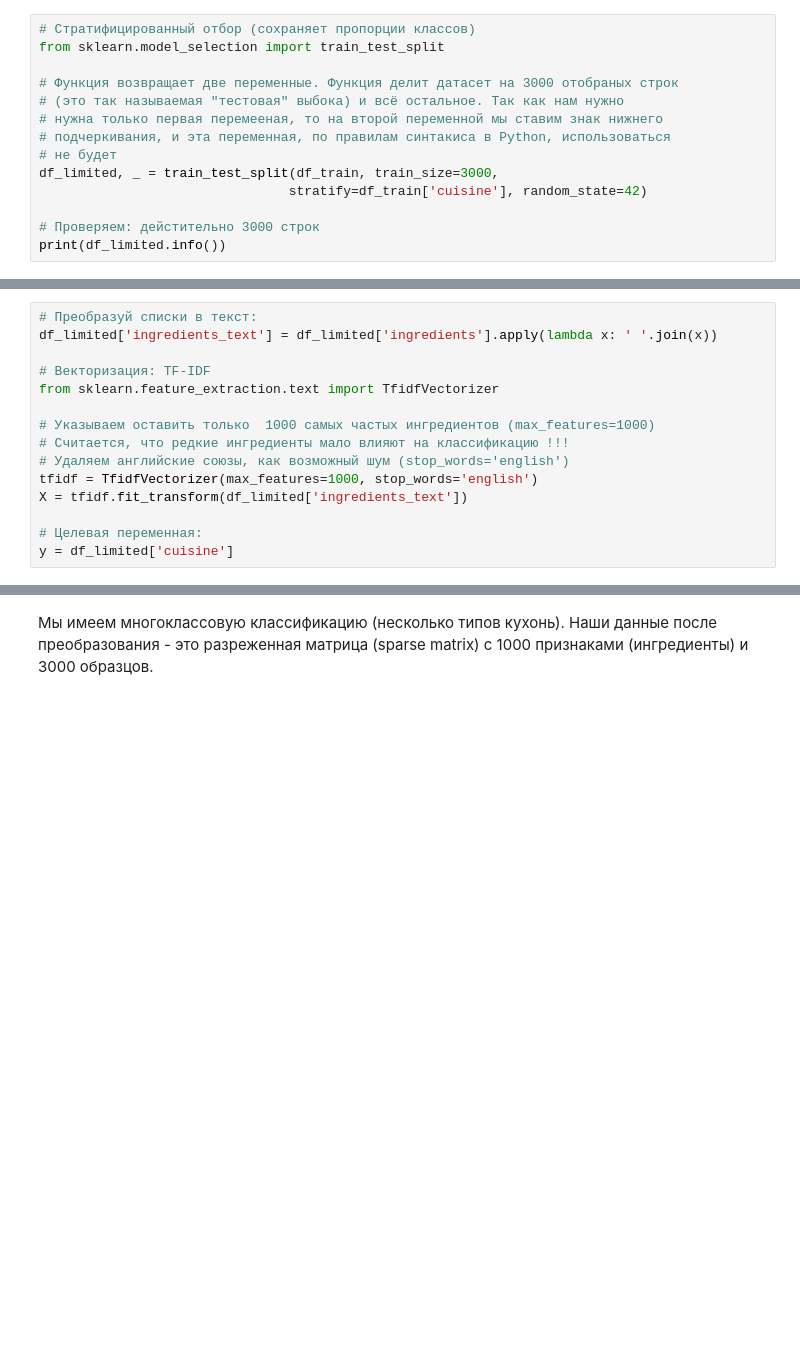
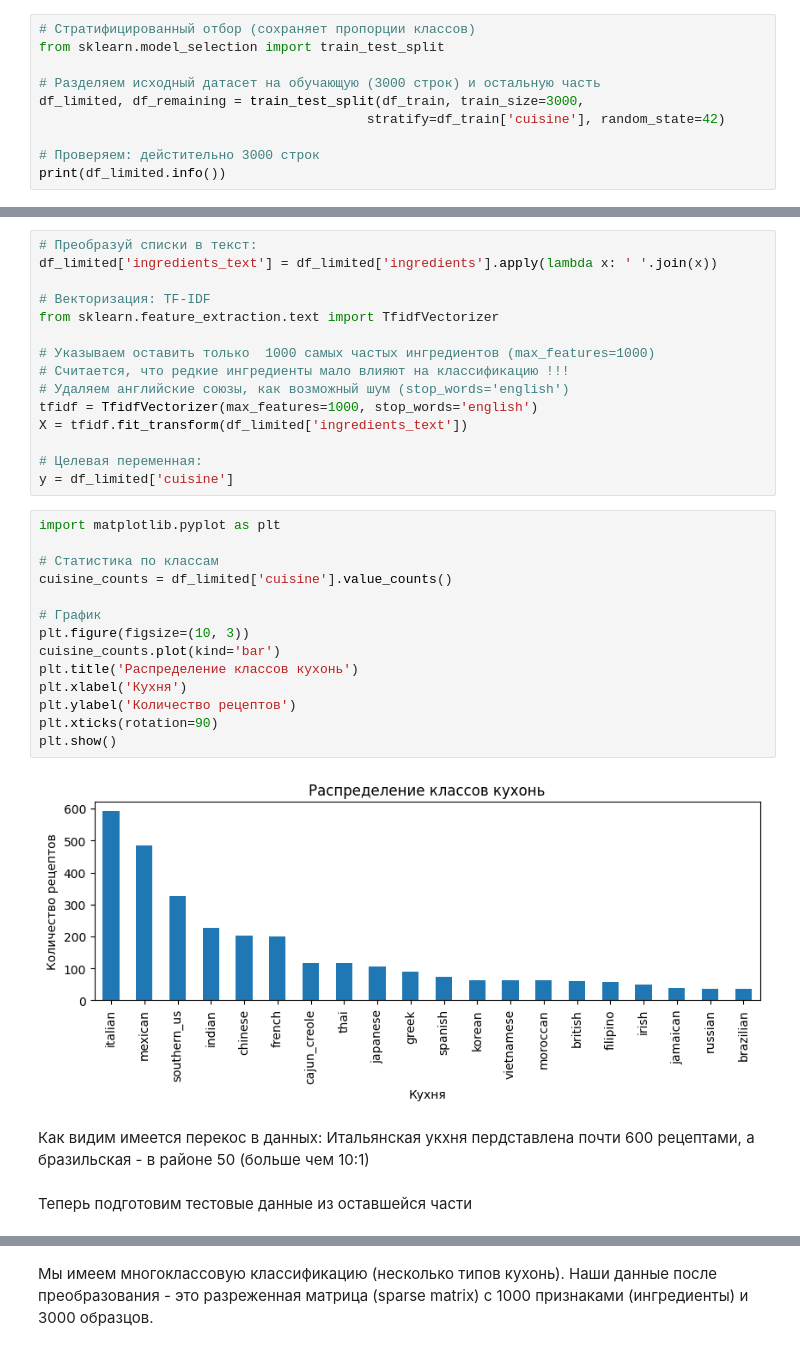
Before and after one commit to Vladzimir-40/Proj_1, a Jupyter notebook: my_file4/dz_4.ipynb, the cells around one changed output, grey strips where cells are left out. Cells and saved outputs as stored; diff of their text form; blank space fills up the shorter version.

```diff
--- a/my_file4/dz_4.ipynb
+++ b/my_file4/dz_4.ipynb
@@ -117,13 +111,9 @@ None
 # Стратифицированный отбор (сохраняет пропорции классов)
 from sklearn.model_selection import train_test_split
 
-# Функция возвращает две переменные. Функция делит датасет на 3000 отобраных строк
-# (это так называемая "тестовая" выбока) и всё остальное. Так как нам нужно
-# нужна только первая перемееная, то на второй переменной мы ставим знак нижнего
-# подчеркивания, и эта переменная, по правилам синтакиса в Python, использоваться
-# не будет
-df_limited, _ = train_test_split(df_train, train_size=3000,
-                                stratify=df_train['cuisine'], random_state=42)
+# Разделяем исходный датасет на обучающую (3000 строк) и остальную часть
+df_limited, df_remaining = train_test_split(df_train, train_size=3000,
+                                          stratify=df_train['cuisine'], random_state=42)
 
 # Проверяем: дейстительно 3000 строк
 print(df_limited.info())
@@ -159,3 +149,23 @@ X = tfidf.fit_transform(df_limited['ingredients_text'])
 
 # Целевая переменная:
 y = df_limited['cuisine']
+# %%
+import matplotlib.pyplot as plt
+
+# Статистика по классам
+cuisine_counts = df_limited['cuisine'].value_counts()
+
+# График
+plt.figure(figsize=(10, 3))
+cuisine_counts.plot(kind='bar')
+plt.title('Распределение классов кухонь')
+plt.xlabel('Кухня')
+plt.ylabel('Количество рецептов')
+plt.xticks(rotation=90)
+plt.show()
+# %% [output]
+[figure, added]
+# %% [markdown]
+Как видим имеется перекос в данных: Итальянская укхня пердставлена почти 600 рецептами, а бразильская - в районе 50 (больше чем 10:1)
+# %% [markdown]
+Теперь подготовим тестовые данные из оставшейся части
```
Also changed, not shown: parts of 10 cells of this notebook.
